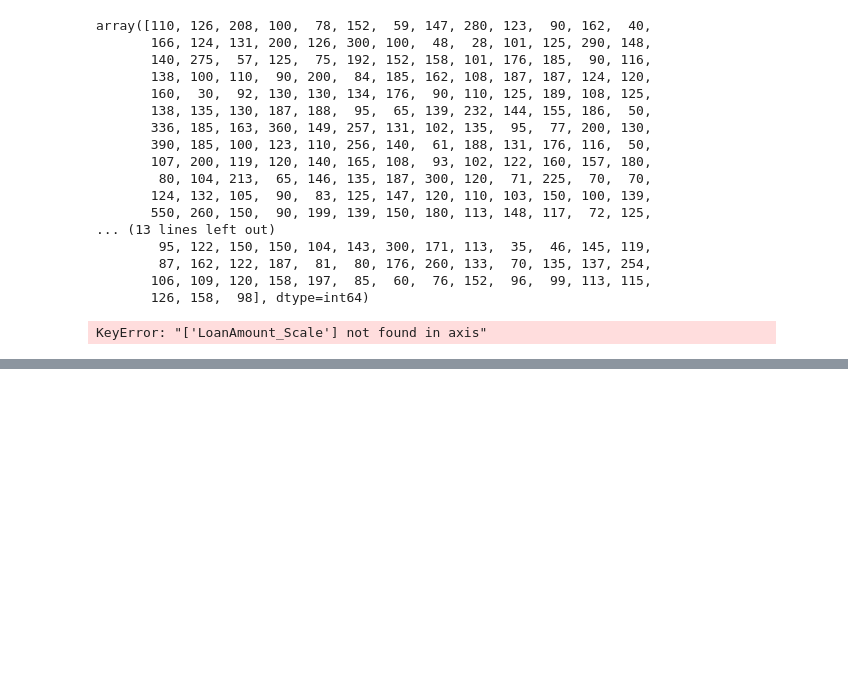
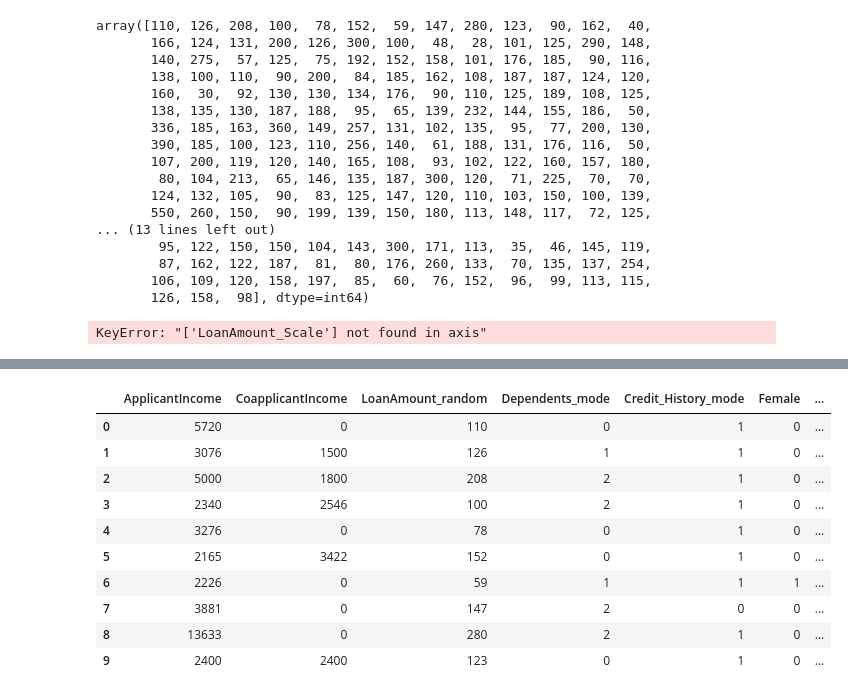
Before and after one commit to JosephMutua/Hustler-fund-loan-prediction, a Jupyter notebook: Hustler-fund-prediction-model.ipynb, the cells around one changed output, grey strips where cells are left out. Cells and saved outputs as stored; diff of their text form; code cells hidden in the pictures; blank space fills up the shorter version.

```diff
--- a/Hustler-fund-prediction-model.ipynb
+++ b/Hustler-fund-prediction-model.ipynb
@@ -1262,0 +1329,14 @@ df.describe()
+# %%
+df2.head(10)
+# %% [output]
+|  | ApplicantIncome | CoapplicantIncome | LoanAmount_random | Dependents_mode | Credit_History_mode | Female | ... |
+| 0 | 5720 | 0 | 110 | 0 | 1 | 0 | ... |
+| 1 | 3076 | 1500 | 126 | 1 | 1 | 0 | ... |
+| 2 | 5000 | 1800 | 208 | 2 | 1 | 0 | ... |
+| 3 | 2340 | 2546 | 100 | 2 | 1 | 0 | ... |
+| 4 | 3276 | 0 | 78 | 0 | 1 | 0 | ... |
+| 5 | 2165 | 3422 | 152 | 0 | 1 | 0 | ... |
+| 6 | 2226 | 0 | 59 | 1 | 1 | 1 | ... |
+| 7 | 3881 | 0 | 147 | 2 | 0 | 0 | ... |
+| 8 | 13633 | 0 | 280 | 2 | 1 | 0 | ... |
+| 9 | 2400 | 2400 | 123 | 0 | 1 | 0 | ... |
```
Also changed, not shown: parts of 48 cells of this notebook.
